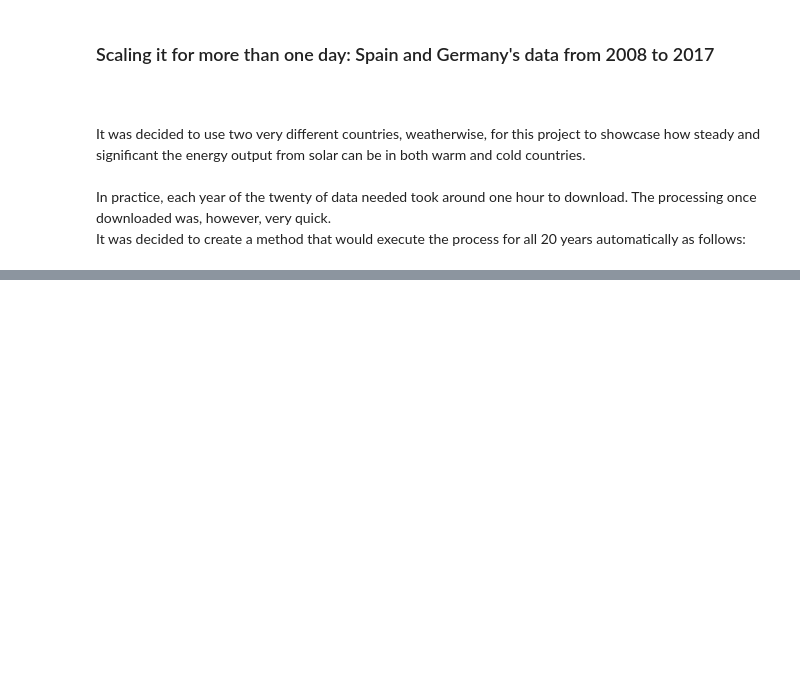
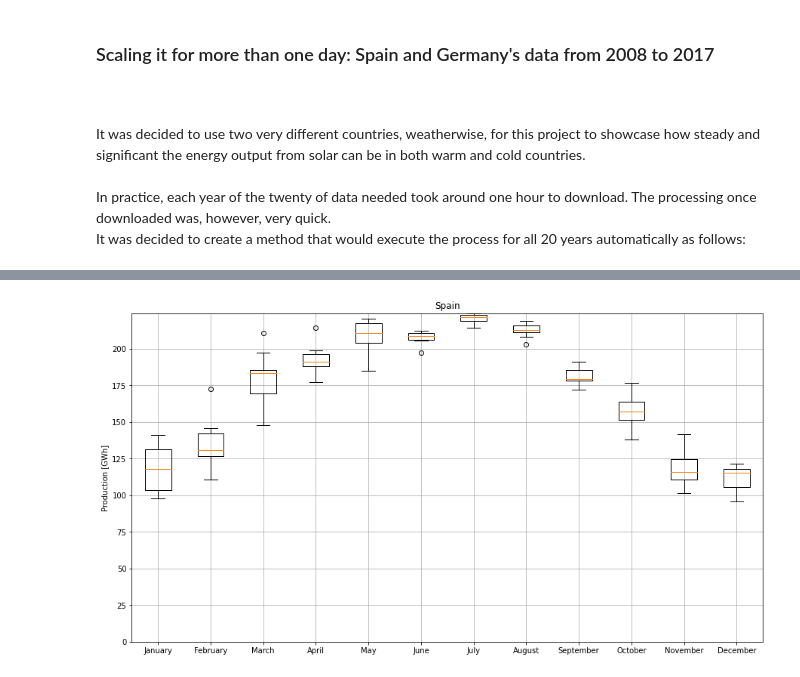
Before and after one commit to roberto-andrade22/PV_Parks_EU, a Jupyter notebook: brief_explanation.ipynb, the cells around one changed output, grey strips where cells are left out. Drawn from its saved outputs; the diff is of its cells as text; code cells hidden in the pictures; blank space fills up the shorter version.

```diff
--- a/brief_explanation.ipynb
+++ b/brief_explanation.ipynb
@@ -116,0 +155,4 @@ NameError: name 'paises' is not defined
+# %%
+box_plots_monthly('Spain')
+# %% [output]
+[figure, added]
```
Also changed, not shown: parts of 9 cells of this notebook.
